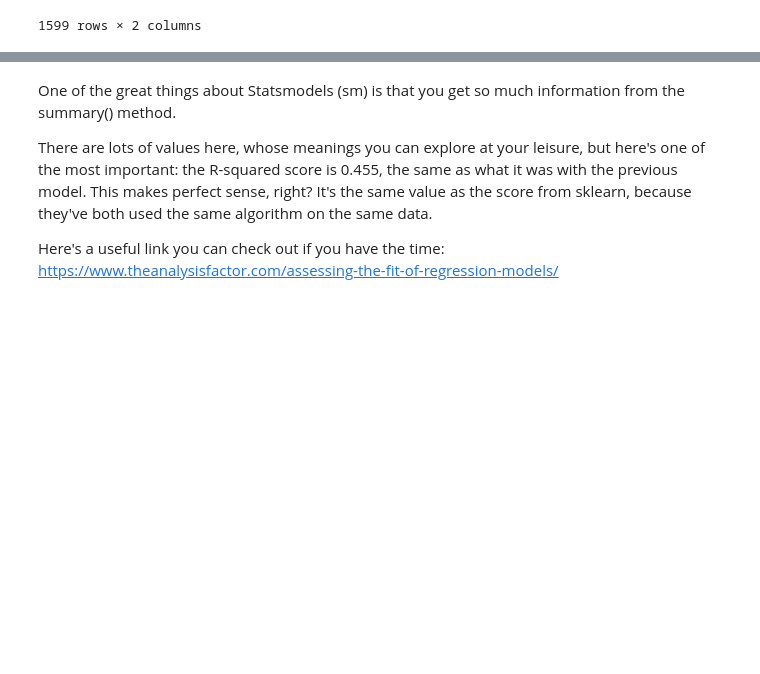
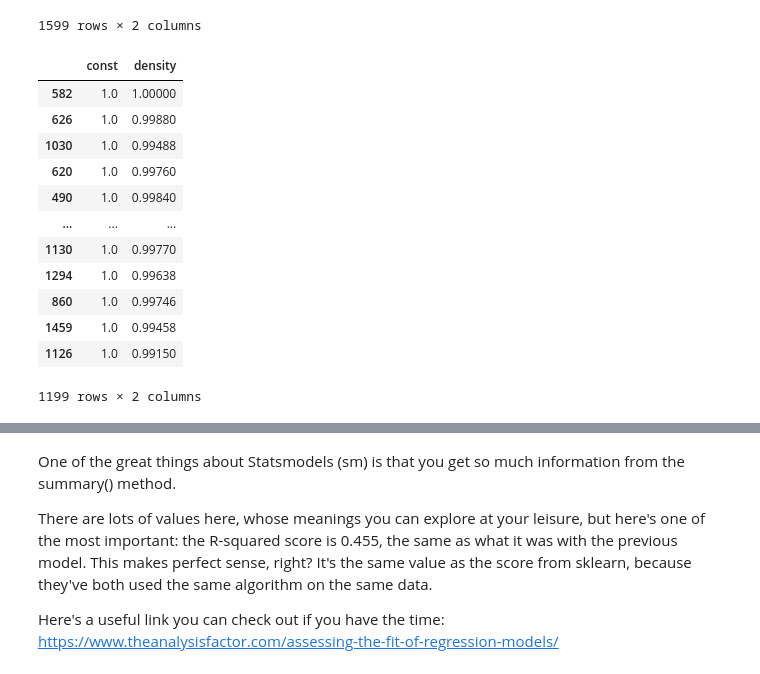
Before and after one commit to pauljacob/mini_projects, a Jupyter notebook: 1604024426_Springboard_Linear_Regression_Case_Study_10292020/Springboard Regression Case Study - the Red Wine Dataset - Tier 3.ipynb, the cells around one changed output, grey strips where cells are left out. Cells and saved outputs as stored; diff of their text form; code cells hidden in the pictures; blank space fills up the shorter version.

```diff
--- a/1604024426_Springboard_Linear_Regression_Case_Study_10292020/Springboard Regression Case Study - the Red Wine Dataset - Tier 3.ipynb
+++ b/1604024426_Springboard_Linear_Regression_Case_Study_10292020/Springboard Regression Case Study - the Red Wine Dataset - Tier 3.ipynb
@@ -410,0 +408,16 @@ X_train2, X_test2, y_train2, y_test2 = train_test_split(X, y, test_size=.25)
+# %%
+X_train2
+# %% [output]
+|  | const | density |
+| 582 | 1.0 | 1.00000 |
+| 626 | 1.0 | 0.99880 |
+| 1030 | 1.0 | 0.99488 |
+| 620 | 1.0 | 0.99760 |
+| 490 | 1.0 | 0.99840 |
+| ... | ... | ... |
+| 1130 | 1.0 | 0.99770 |
+| 1294 | 1.0 | 0.99638 |
+| 860 | 1.0 | 0.99746 |
+| 1459 | 1.0 | 0.99458 |
+| 1126 | 1.0 | 0.99150 |
+1199 rows × 2 columns
```
Also changed, not shown: parts of 24 cells of this notebook, 1 other file.
